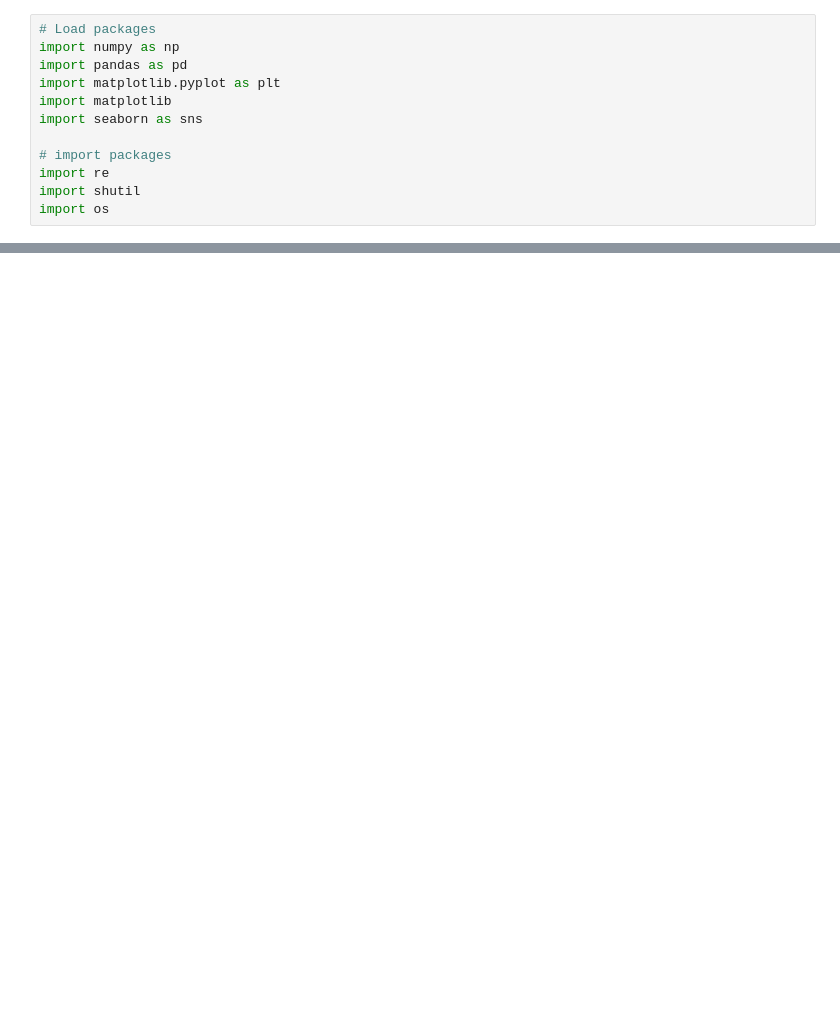
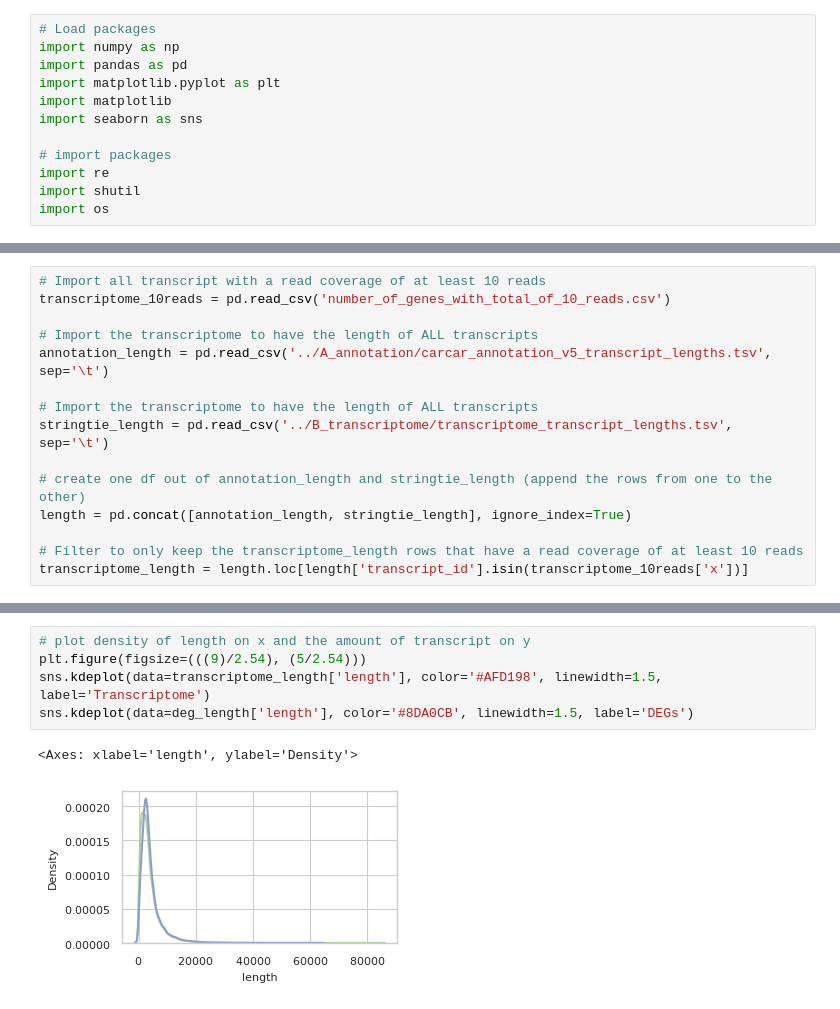
Before and after one commit to MagdalenaWinklhofer/LncRNA, a Jupyter notebook: 9_3_number_of_genes_degs/9_3_number_of_genes.ipynb, the cells around one changed output, grey strips where cells are left out. Saved outputs shown, nothing was run; the diff lists cells and outputs as text; blank space fills up the shorter version.

```diff
--- a/9_3_number_of_genes_degs/9_3_number_of_genes.ipynb
+++ b/9_3_number_of_genes_degs/9_3_number_of_genes.ipynb
@@ -65,0 +15,15 @@ transcriptome_length = lengths.loc[lengths['Transcript_ID'].isin(transcriptome_1
+# %%
+# Import all transcript with a read coverage of at least 10 reads
+transcriptome_10reads = pd.read_csv('number_of_genes_with_total_of_10_reads.csv')
+
+# Import the transcriptome to have the length of ALL transcripts
+annotation_length = pd.read_csv('../A_annotation/carcar_annotation_v5_transcript_lengths.tsv', sep='\t')
+
+# Import the transcriptome to have the length of ALL transcripts
+stringtie_length = pd.read_csv('../B_transcriptome/transcriptome_transcript_lengths.tsv', sep='\t')
+
+# create one df out of annotation_length and stringtie_length (append the rows from one to the other)
+length = pd.concat([annotation_length, stringtie_length], ignore_index=True)
+
+# Filter to only keep the transcriptome_length rows that have a read coverage of at least 10 reads
+transcriptome_length = length.loc[length['transcript_id'].isin(transcriptome_10reads['x'])]
@@ -125,0 +135,8 @@ lncrna
+# %%
+# plot density of length on x and the amount of transcript on y
+plt.figure(figsize=(((9)/2.54), (5/2.54)))
+sns.kdeplot(data=transcriptome_length['length'], color='#AFD198', linewidth=1.5, label='Transcriptome')
+sns.kdeplot(data=deg_length['length'], color='#8DA0CB', linewidth=1.5, label='DEGs')
+# %% [output]
+<Axes: xlabel='length', ylabel='Density'>
+[figure, added]
```
Also changed, not shown: parts of 29 cells of this notebook, 19 other files.
